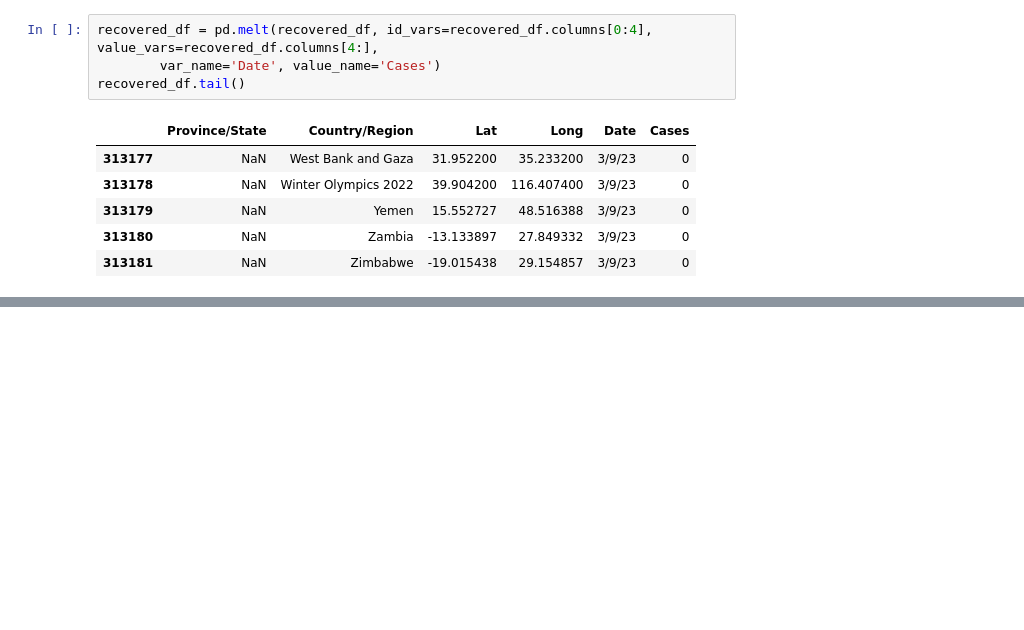
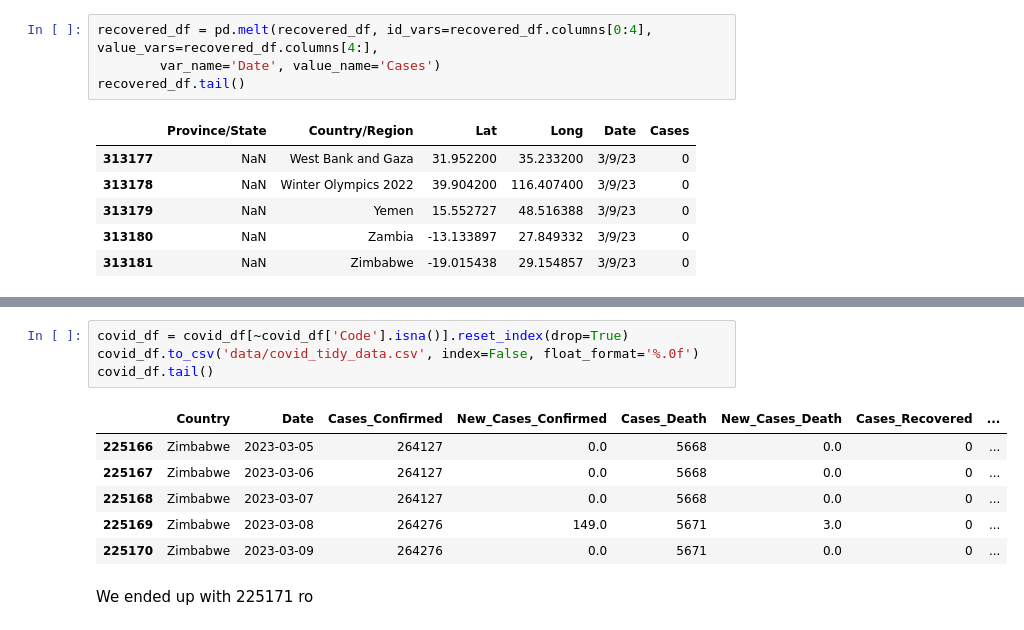
Before and after one commit to mateusmelo821/covid-19, a Jupyter notebook: index.ipynb, the cells around one changed output, grey strips where cells are left out. Saved outputs shown, nothing was run; the diff lists cells and outputs as text; blank space fills up the shorter version.

```diff
--- a/index.ipynb
+++ b/index.ipynb
@@ -109,0 +285,13 @@ confirmed_df[confirmed_df['Country/Region']=='Brazil']
+# %%
+covid_df = covid_df[~covid_df['Code'].isna()].reset_index(drop=True)
+covid_df.to_csv('data/covid_tidy_data.csv', index=False, float_format='%.0f')
+covid_df.tail()
+# %% [output]
+|  | Country | Date | Cases_Confirmed | New_Cases_Confirmed | Cases_Death | New_Cases_Death | Cases_Recovered | ... |
+| 225166 | Zimbabwe | 2023-03-05 | 264127 | 0.0 | 5668 | 0.0 | 0 | ... |
+| 225167 | Zimbabwe | 2023-03-06 | 264127 | 0.0 | 5668 | 0.0 | 0 | ... |
+| 225168 | Zimbabwe | 2023-03-07 | 264127 | 0.0 | 5668 | 0.0 | 0 | ... |
+| 225169 | Zimbabwe | 2023-03-08 | 264276 | 149.0 | 5671 | 3.0 | 0 | ... |
+| 225170 | Zimbabwe | 2023-03-09 | 264276 | 0.0 | 5671 | 0.0 | 0 | ... |
+# %% [markdown]
+We ended up with 225171 ro
```
Also changed, not shown: parts of 21 cells of this notebook, 1 other file.
